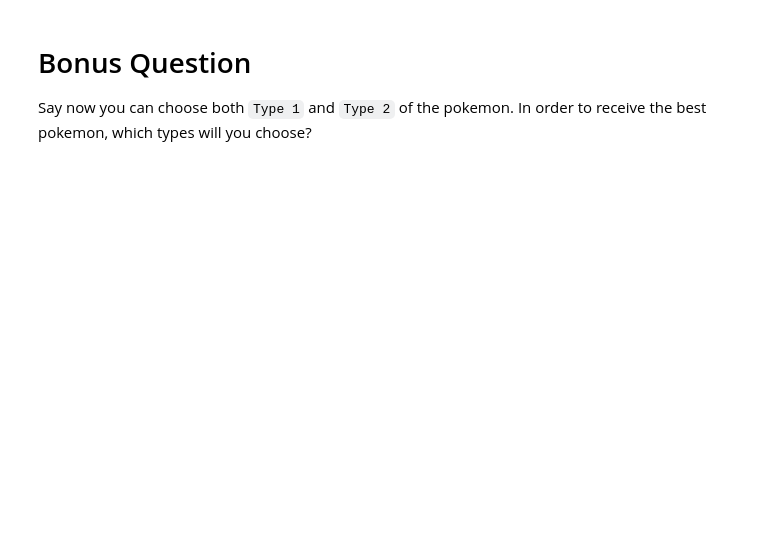
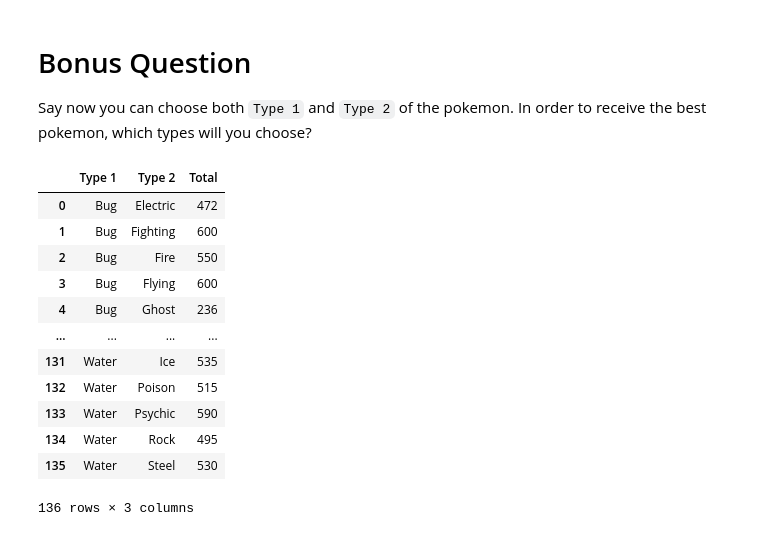
Before and after one commit to vrushali92/lab-dataframe-calculations, a Jupyter notebook: your-code/challenge-2.ipynb, the cells around one changed output. Drawn from its saved outputs; the diff is of its cells as text; code cells hidden in the pictures; blank space fills up the shorter version.

```diff
--- a/your-code/challenge-2.ipynb
+++ b/your-code/challenge-2.ipynb
@@ -185,0 +221,19 @@ Say now you can choose both `Type 1` and `Type 2` of the pokemon. In order to re
+# %%
+# your code here
+
+grouped_pokemon = pokemon.groupby(["Type 1", "Type 2"]).agg({"Total" : "max"})
+grouped_pokemon.reset_index()
+# %% [output]
+|  | Type 1 | Type 2 | Total |
+| 0 | Bug | Electric | 472 |
+| 1 | Bug | Fighting | 600 |
+| 2 | Bug | Fire | 550 |
+| 3 | Bug | Flying | 600 |
+| 4 | Bug | Ghost | 236 |
+| ... | ... | ... | ... |
+| 131 | Water | Ice | 535 |
+| 132 | Water | Poison | 515 |
+| 133 | Water | Psychic | 590 |
+| 134 | Water | Rock | 495 |
+| 135 | Water | Steel | 530 |
+136 rows × 3 columns
```
Also changed, not shown: parts of 13 cells of this notebook.
